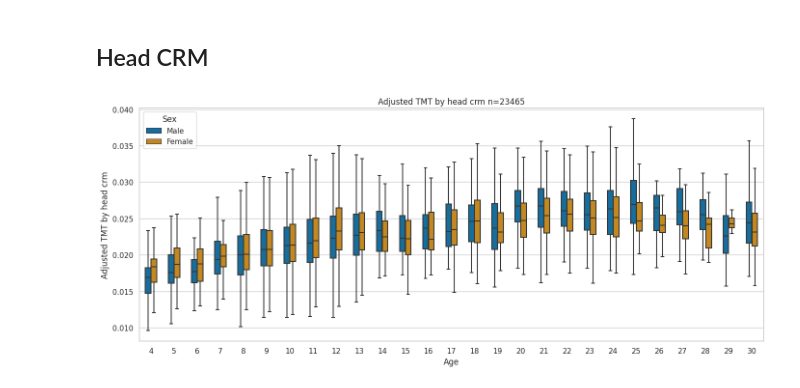
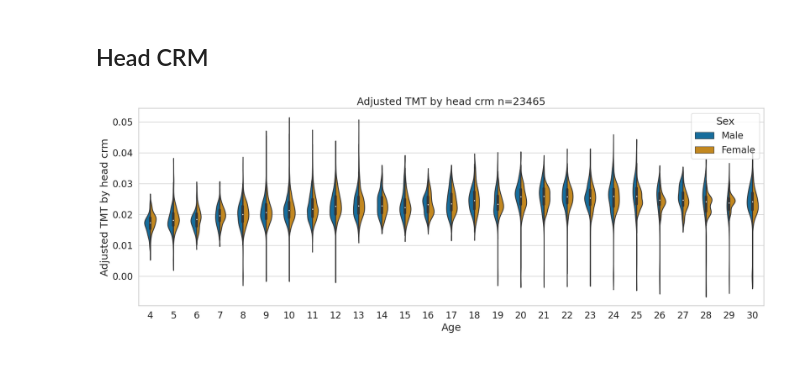
Before and after one commit to AIM-KannLab/itmt, a Jupyter notebook: ABCD-plots.ipynb, the cells around one changed output. Cells and saved outputs as stored; diff of their text form; code cells hidden in the pictures.

```diff
--- a/ABCD-plots.ipynb
+++ b/ABCD-plots.ipynb
@@ -331,12 +494,0 @@ Text(160.75, 0.5, 'iTMT')
-# %%
-sns.set(rc={'figure.figsize':(16.7,2.27),'axes.facecolor':'white', 'figure.facecolor':'white'},font_scale= 1.5)
-sns.set_style("whitegrid")
-df['Sex'] = df['Gender'].map({2:'Female',1:'Male'})
-#df['Dataset'] = df['Dataset']'HIMN'='NIMH'
-df.loc[df["Dataset"] == "HIMN", "Dataset"] = 'NIMH'
-
-g = sns.countplot(data=df, x="Age",color='gray')
-g.set_yscale("log")
-g.set_title("Number of MRIs per age (Y-axis log scale)")
-_ = g.set(xlabel="Age", ylabel="N of MRIs")
-plt.savefig('data/abcd_plots/counts.png', dpi=300)
@@ -1421,0 +1520,28 @@ res.pvalue
+# %%
+from scipy import stats
+f, ax = plt.subplots(figsize=(4, 4))
+
+sns.set(style="whitegrid",font_scale= 1.1)
+#df_blood['Gender'] = df_blood['Sex'].map({2:'Female',1:'Male'})
+ax=sns.violinplot( x="HDL", y="Centiles",
+            order=['Normal','Below average'],
+            data=df_blood,
+            dodge=False,
+               #hue='Category',
+                  width=0.5,
+               palette = 'Greys',
+                  alpha=0.3,
+               #cut=0,
+                saturation = 4)
+plt.setp(ax.collections, alpha=.6)
+ax.set_yticks(range(0,101,10))
+ax.axhline(y = 50, color = 'gray',linestyle="--")
+plt.show()
+print(df_blood["HDL"].value_counts())
+
+unique_cols=['Normal','Below average']
+for i in unique_cols:
+    for j in unique_cols:
+        stat,p=stats.mannwhitneyu(df_blood[df_blood['HDL']==i]['Centiles'],
+              df_blood[df_blood['HDL']==j]['Centiles'])# ranksums
+        print(i,j,stat,p)
@@ -1494,14 +1605,15 @@ df_crm['Adjusted TMT by head crm'] = df_crm['TMT PRED AVG filtered']/df_crm['per
 df_crm.loc[df_crm.Age > 30, 'Age'] = 30
 # %%
 #plot general
-sns.set(rc={'figure.figsize':(16.7,6.27),'axes.facecolor':'white', 'figure.facecolor':'white'})
+#sns.set(style="whitegrid", font_scale=1.5)
+sns.set(rc={'figure.figsize':(16.7,6.27),'axes.facecolor':'white', 'figure.facecolor':'white'}, font_scale=1.5)
 sns.set_style("whitegrid")
 df_crm['Sex'] =df_crm['Gender'].map({2:'Female',1:'Male'})
-sns.boxplot(x="Age", y="Adjusted TMT by head crm", hue="Sex", data=df_crm, showfliers=False,
+sns.violinplot(x="Age", y="Adjusted TMT by head crm", hue="Sex", data=df_crm, split=True,
             palette="colorblind", width=0.5).set_title("Adjusted TMT by head crm n="+str(df_crm.shape[0]))
 plt.savefig('data/abcd_plots/crm.png', dpi=300)
 # %% [output]
-[figure, old version]
+[figure, new version]
 # %%
 from scipy.stats import pearsonr
 corr, _ = pearsonr(df_crm['TMT PRED AVG filtered'], df_crm['perimeter_opencv'])
```
Also changed, not shown: parts of 56 cells of this notebook, 4 other files.
